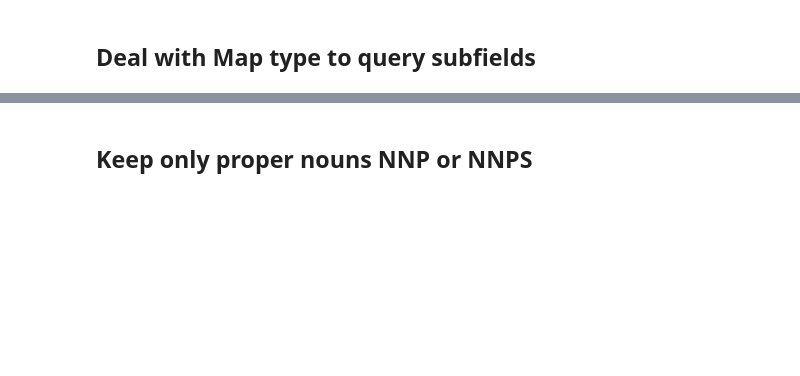
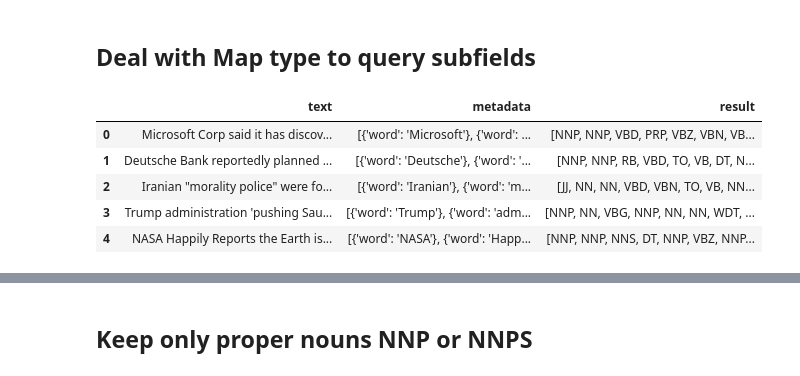
Before and after one commit to srkucd/data_lake, a Jupyter notebook: Exercise 2 - Advanced Analytics NLP.ipynb, the cells around one changed output, grey strips where cells are left out. Cells and saved outputs as stored; diff of their text form; code cells hidden in the pictures; blank space fills up the shorter version.

```diff
--- a/Exercise 2 - Advanced Analytics NLP.ipynb
+++ b/Exercise 2 - Advanced Analytics NLP.ipynb
@@ -97,0 +118,10 @@ dfPos= # Todo
+# %%
+dfPos = dfAnnotated.select('text','pos.metadata','pos.result')
+dfPos.limit(5).toPandas()
+# %% [output]
+|  | text | metadata | result |
+| 0 | Microsoft Corp said it has discov... | [{'word': 'Microsoft'}, {'word': ... | [NNP, NNP, VBD, PRP, VBZ, VBN, VB... |
+| 1 | Deutsche Bank reportedly planned ... | [{'word': 'Deutsche'}, {'word': '... | [NNP, NNP, RB, VBD, TO, VB, DT, N... |
+| 2 | Iranian "morality police" were fo... | [{'word': 'Iranian'}, {'word': 'm... | [JJ, NN, NN, VBD, VBN, TO, VB, NN... |
+| 3 | Trump administration 'pushing Sau... | [{'word': 'Trump'}, {'word': 'adm... | [NNP, NN, VBG, NNP, NN, NN, WDT, ... |
+| 4 | NASA Happily Reports the Earth is... | [{'word': 'NASA'}, {'word': 'Happ... | [NNP, NNP, NNS, DT, NNP, VBZ, NNP... |
```
Also changed, not shown: parts of 13 cells of this notebook.
